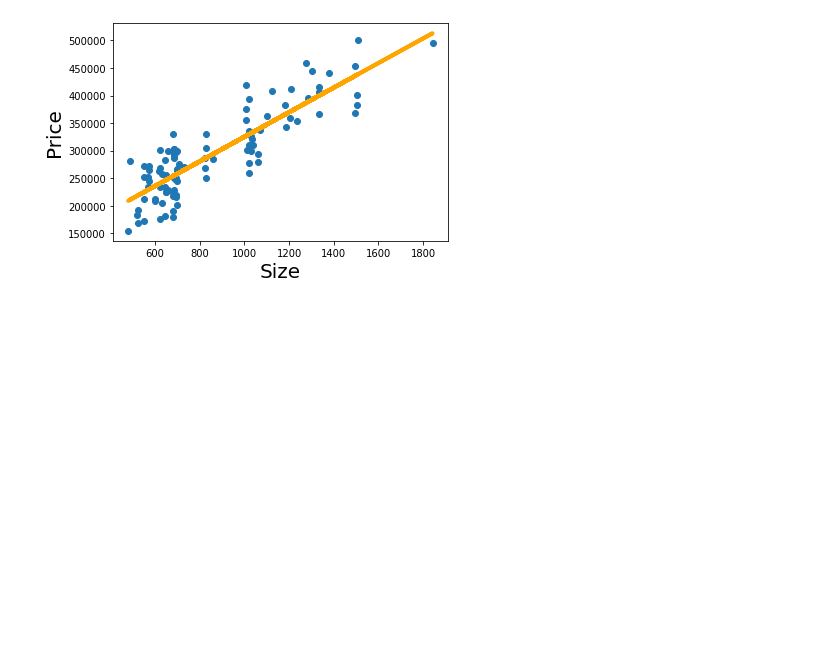
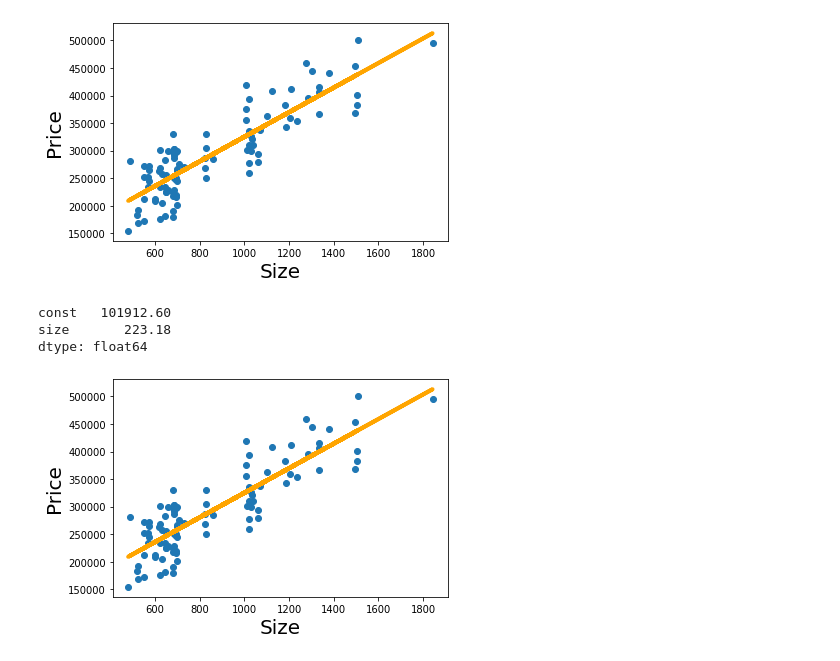
Before and after one commit to Azizbek-Analyst/Data-analyze, a Jupyter notebook: Simple_linear_regression_with_comments.ipynb, the cells around one changed output. Saved outputs shown, nothing was run; the diff lists cells and outputs as text; code cells hidden in the pictures; blank space fills up the shorter version.

```diff
--- a/Simple_linear_regression_with_comments.ipynb
+++ b/Simple_linear_regression_with_comments.ipynb
@@ -115,3 +113,22 @@ plt.ylabel('Price', fontsize = 20)
 plt.show()
 # %% [output]
 [figure]
+# %%
+results.params
+# %% [output]
+const   101912.60
+size       223.18
+dtype: float64
+# %%
+b0 = results.params[0]
+# %%
+b1 = results.params[1]
+# %%
+plt.scatter(x1,y)
+yhat = x1*b1+b0
+fig = plt.plot(x1,yhat, lw=4, c='orange', label ='regression line')
+plt.xlabel('Size', fontsize = 20)
+plt.ylabel('Price', fontsize = 20)
+plt.show()
+# %% [output]
+[figure, added]
```
Also changed, not shown: parts of 1 cell of this notebook.
